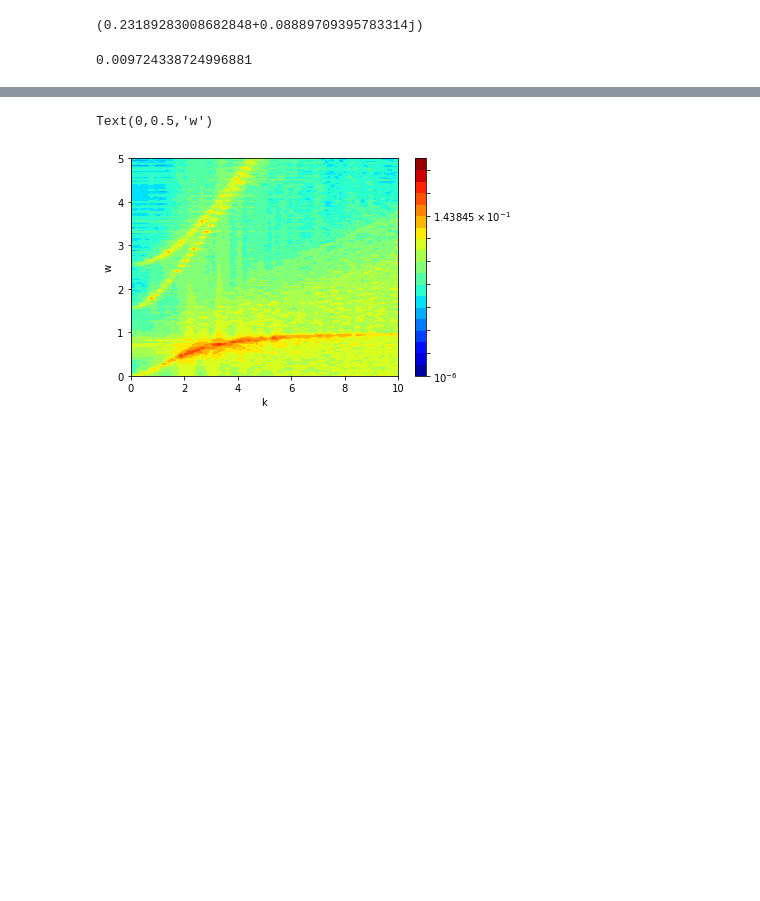
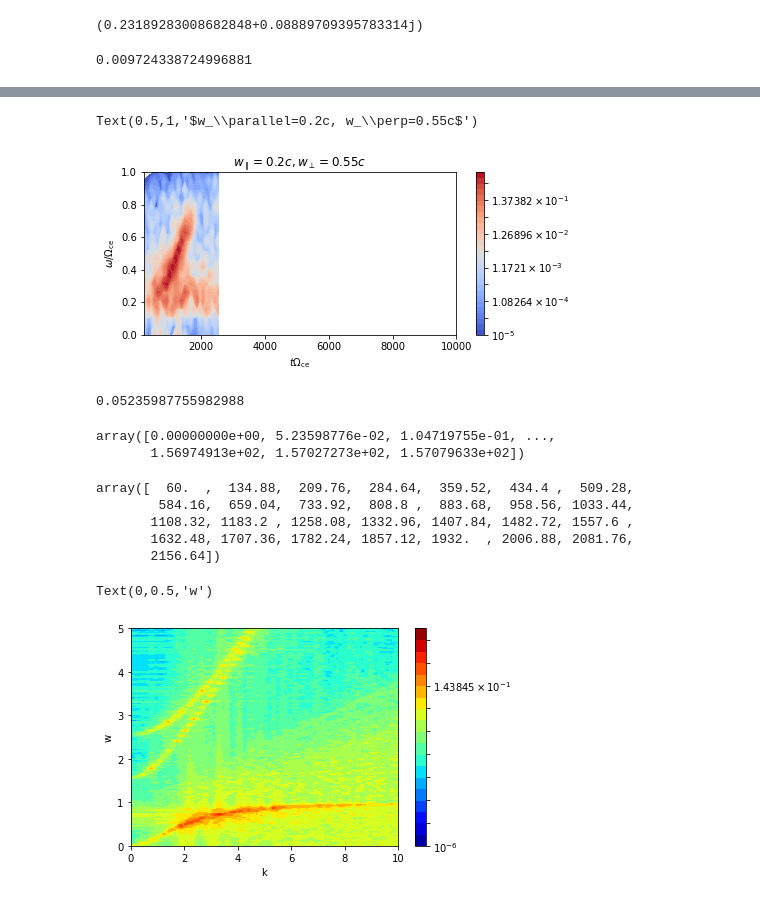
Before and after one commit to ratnania/mhd, a Jupyter notebook: 02_HybridModelling/22_HyCho_diagnostics.ipynb, the cells around one changed output, grey strips where cells are left out. Drawn from its saved outputs; the diff is of its cells as text; code cells hidden in the pictures; blank space fills up the shorter version.

```diff
--- a/02_HybridModelling/22_HyCho_diagnostics.ipynb
+++ b/02_HybridModelling/22_HyCho_diagnostics.ipynb
@@ -125,3 +147,46 @@ Bhat = np.fft.fftshift(Bhat)
+# %%
+import scipy.signal as sig
+from matplotlib.colors import LogNorm
+
+f = plt.figure()
+f.set_figheight(3)
+f.set_figwidth(7)
+
+f, t, Sxx = sig.spectrogram(B140, 1/0.02, nperseg=6000, noverlap=1256)
+om = 2*np.pi*f
+
+lvls = np.logspace(-5, 0, 30)
+plt.contourf(t, om, Sxx/Sxx.max(), cmap='coolwarm', norm=LogNorm(), levels=lvls)
+plt.xlim((200., 10000.))
+plt.ylim((0., 1.))
+plt.colorbar()
+
+#plt.plot(np.ones(10)*700.,  np.linspace(0., 1., 10), 'w--')
+#plt.plot(np.ones(10)*1500., np.linspace(0., 1., 10), 'w--')
+plt.ylabel('$\omega/\Omega_\mathrm{ce}$')
+plt.xlabel('$t\Omega_\mathrm{ce}$')
+
+plt.title('$w_\parallel=0.2c, w_\perp=0.55c$')
+# %% [output]
+Text(0.5,1,'$w_\\parallel=0.2c, w_\\perp=0.55c$')
+[figure, added]
+# %%
+om[1]-om[0]
+# %% [output]
+0.05235987755982988
+# %%
+om
+# %% [output]
+array([0.00000000e+00, 5.23598776e-02, 1.04719755e-01, ...,
+       1.56974913e+02, 1.57027273e+02, 1.57079633e+02])
+# %%
+t
+# %% [output]
+array([  60.  ,  134.88,  209.76,  284.64,  359.52,  434.4 ,  509.28,
+        584.16,  659.04,  733.92,  808.8 ,  883.68,  958.56, 1033.44,
+       1108.32, 1183.2 , 1258.08, 1332.96, 1407.84, 1482.72, 1557.6 ,
+       1632.48, 1707.36, 1782.24, 1857.12, 1932.  , 2006.88, 2081.76,
+       2156.64])
 # %%
 Nt = tb - ta
 
```
Also changed, not shown: parts of 31 cells of this notebook, 4 other files.
